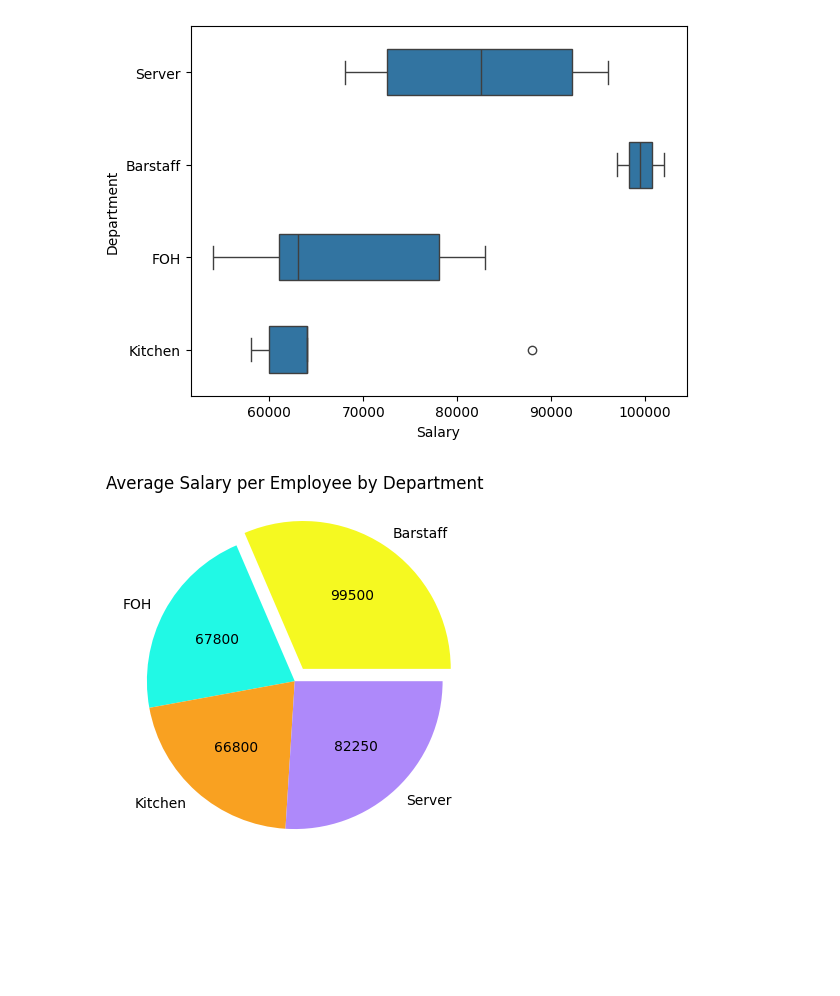
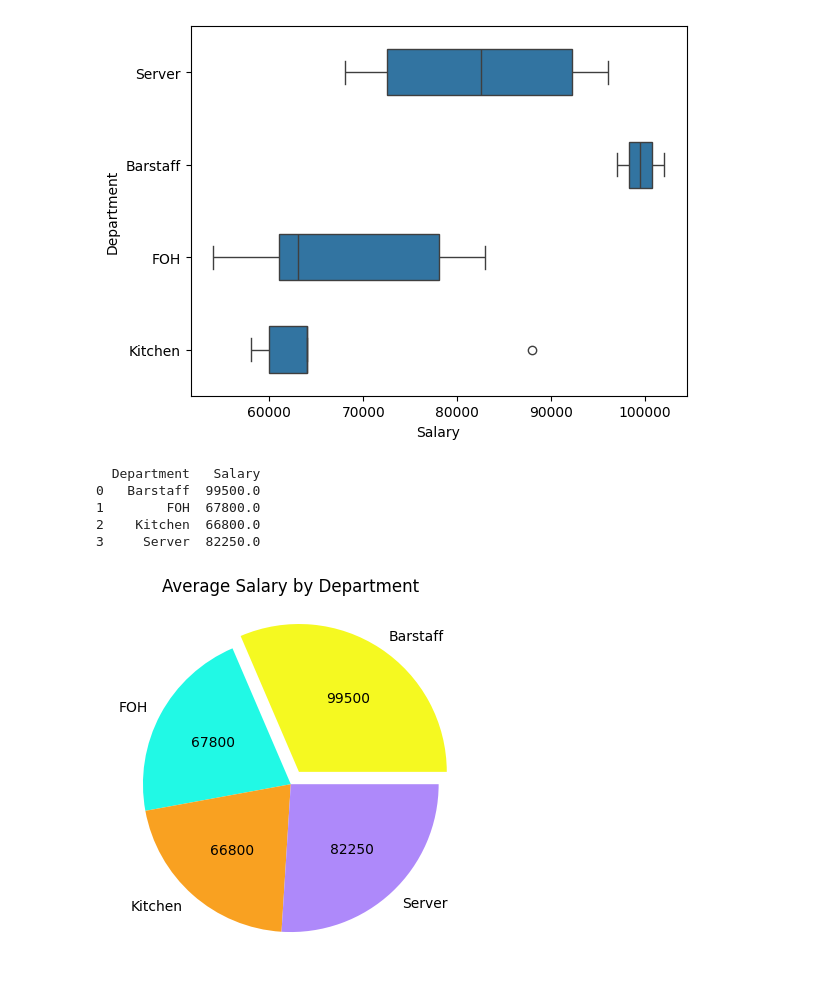
Before and after one commit to collinmfarmer/Mod2-Week4-Assign4, a Jupyter notebook: Plot_plot_plot.ipynb, the cells around one changed output. Drawn from its saved outputs; the diff is of its cells as text; code cells hidden in the pictures; blank space fills up the shorter version.

Commit message:
added printout of variables for plots 1, 6, & 7

```diff
--- a/Plot_plot_plot.ipynb
+++ b/Plot_plot_plot.ipynb
@@ -121,27 +126,32 @@ fig.show()
 # %%
 #grouped departments by sum of salary
 
 grouped_dept_mean = df.groupby("Department").agg({"Salary" : "mean"})
 grouped_dept_mean = grouped_dept_mean.reset_index()
-grouped_dept_mean
+print(grouped_dept_mean)
 
 
 #creatiing the lables for the chart
 
 labels = grouped_dept_mean["Department"]
 sizes = grouped_dept_mean["Salary"]
 colors = ["#f5f921", "#21f9e5", "#f9a121", "#ae89fa"]
 explode = (0.1, 0, 0, 0)
 
 
 #Plot 6 is Pie chart of Average Salary per Employee by Department in matplotlib
 
 plt.Figure(figsize=(4, 4))
 plt.pie(sizes, labels=labels, autopct=lambda x: '{:.0f}'.format(x/100*sum(grouped_dept_mean["Salary"])), colors=colors, startangle=360, explode=explode)
 plt.title("Average Salary by Department")
 plt.show()
 # %% [output]
+  Department   Salary
+0   Barstaff  99500.0
+1        FOH  67800.0
+2    Kitchen  66800.0
+3     Server  82250.0
-[figure, old version]
+[figure, new version]
 # %%
 grouped_dept_yrs = df.groupby("Department").agg({"Yrs of Employment" : "mean"})
 grouped_dept_yrs = grouped_dept_yrs.reset_index()
```
Also changed, not shown: parts of 2 cells of this notebook.
